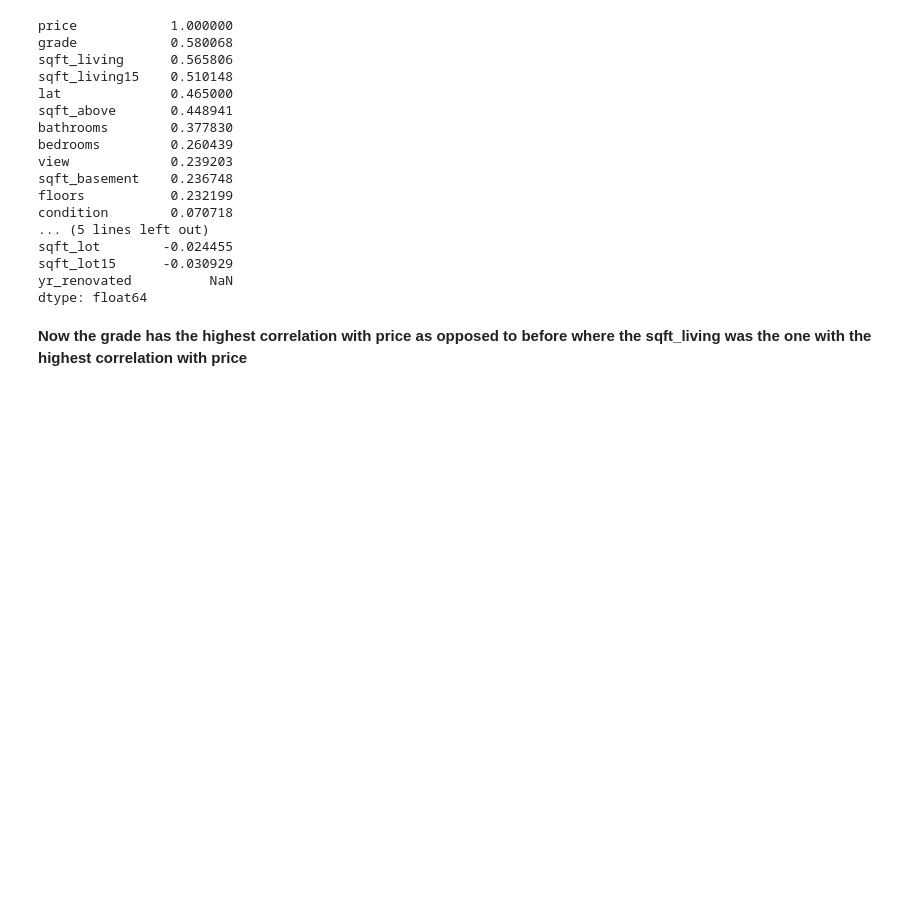
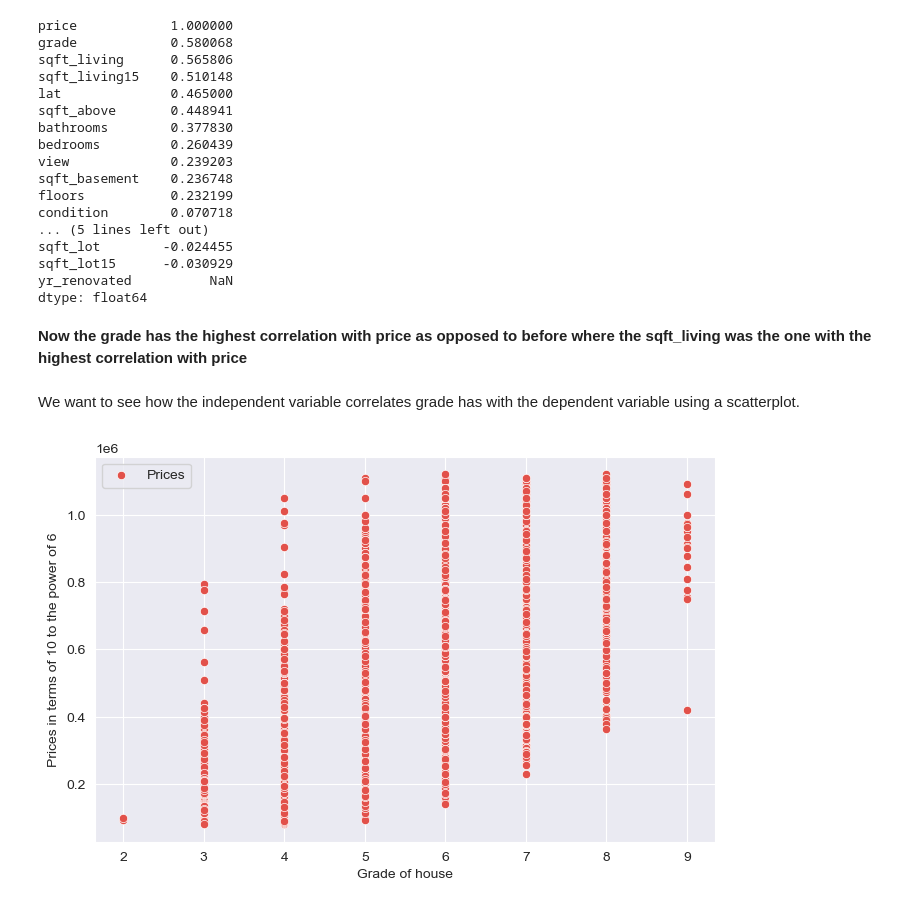
Before and after one commit to DennisWainaina/Megamax-Real-Estate-House-Project, a Jupyter notebook: index.ipynb, the cells around one changed output. Saved outputs shown, nothing was run; the diff lists cells and outputs as text; code cells hidden in the pictures; blank space fills up the shorter version.

Commit message:
Created scatterplot between grade and price to see correlation between the two

```diff
--- a/index.ipynb
+++ b/index.ipynb
@@ -770,3 +770,13 @@ yr_renovated          NaN
 dtype: float64
 # %% [markdown]
 **Now the grade has the highest correlation with price as opposed to before where the sqft_living was the one with the highest correlation with price**
+# %% [markdown]
+We want to see how the independent variable correlates grade has with the dependent variable using a scatterplot.
+# %%
+plt.figure(figsize=(8, 5))
+sns.scatterplot(x=combined_df['grade'], y=combined_df['price'], label='Prices')
+plt.ylabel('Prices in terms of 10 to the power of 6')
+plt.xlabel('Grade of house')
+plt.legend();
+# %% [output]
+[figure, added]
```
Also changed, not shown: parts of 3 cells of this notebook.
